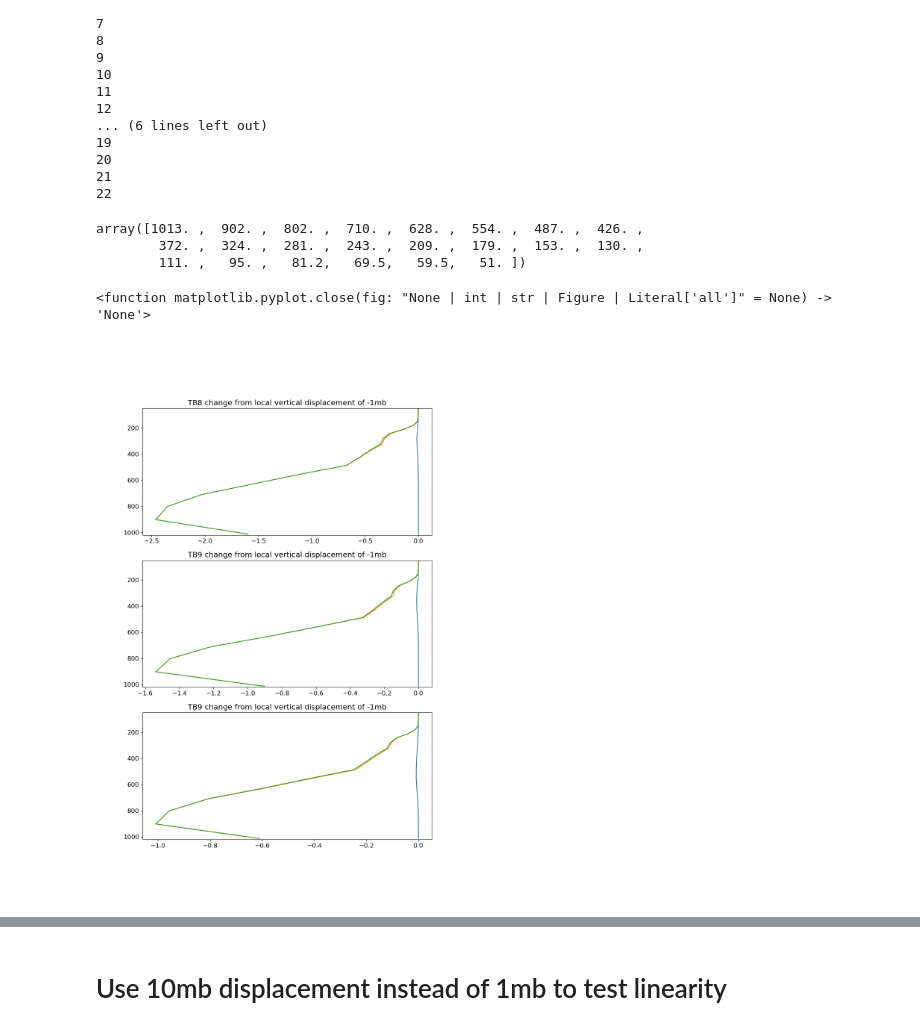
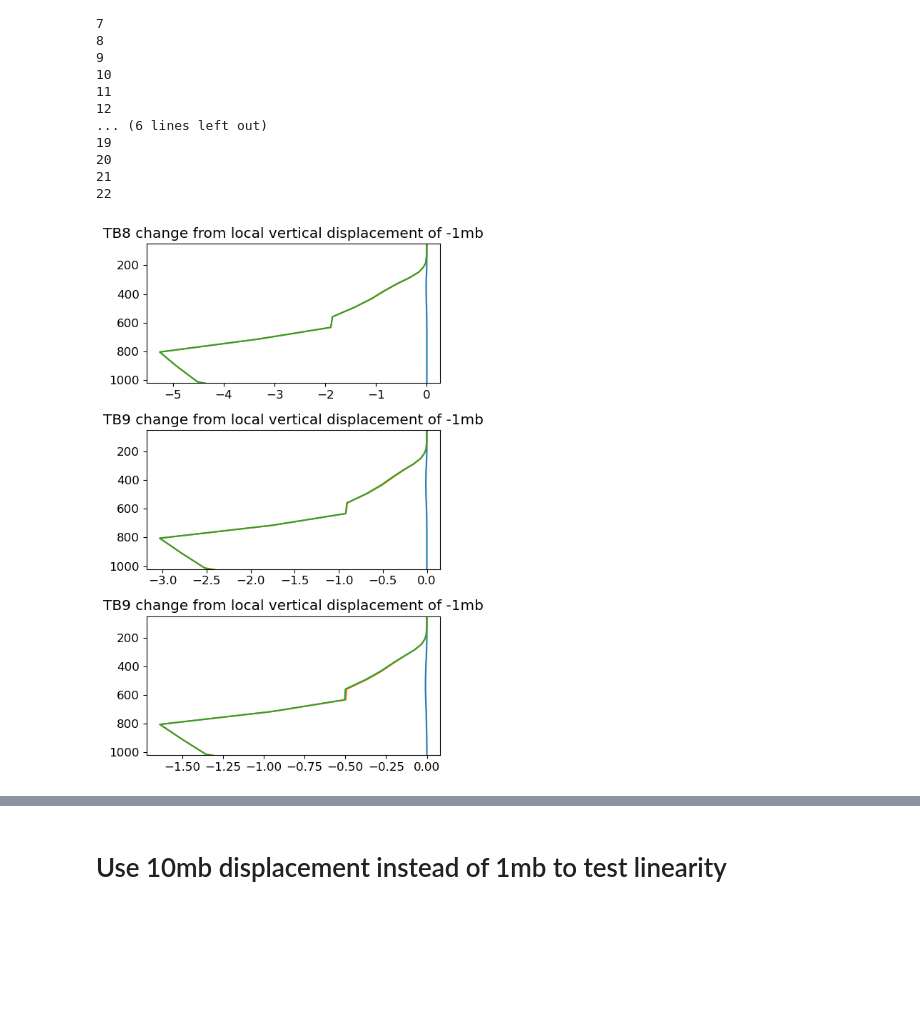
Before and after one commit to ATMOcanes/arts-lectures, a Jupyter notebook: exercises/06-olr/BEMolr.ipynb, the cells around one changed output, grey strips where cells are left out. Drawn from its saved outputs; the diff is of its cells as text; code cells hidden in the pictures; blank space fills up the shorter version.

```diff
--- a/exercises/06-olr/BEMolr.ipynb
+++ b/exercises/06-olr/BEMolr.ipynb
@@ -121,14 +121,10 @@ def TB_from_olr(f,olr):
 
     return TB_interp
 # %%
-# Expressing WV channel fluxes AS TB, compare to MY_rtcalc results for midlat summer
+# Expressing WV channel fluxes as TB
 
-# Copy wavelengths from MYrtcalc notebook where I worked it all out
-#f8, BT8_6_2, od = run_arts(species, zenith_angle, height, fmin=3e8/ 6.6e-6, fmax=3e8/ 5.75e-6)
-#f9, BT9_6_9, od = run_arts(species, zenith_angle, height, fmin=3e8/ 7.2e-6, fmax=3e8/ 6.7e-6)
-#f10,BT10_7_3,od = run_arts(species, zenith_angle, height, fmin=3e8/ 7.4e-6, fmax=3e8/ 7.2e-6)
-
-atmfield = xml.load("input/midlatitude-summer.xml")
+#atmfield = xml.load("input/midlatitude-summer.xml")
+atmfield = xml.load("input/tropical.xml")
 
 f8, olr8 = calc_olr_from_atmfield(atmfield, fmin=3e8/ 6.6e-6, fmax=3e8/ 5.75e-6) # ch8, 5.75-6.6 microns
 f9, olr9 = calc_olr_from_atmfield(atmfield, fmin=3e8/ 7.2e-6, fmax=3e8/ 6.70e-6) # ch9,
@@ -196,19 +196,19 @@ DT10s_bo = []
 
 for ilev in np.arange(1,23):
     print(ilev)
-    atmfield = xml.load("input/midlatitude-summer.xml")  # RESET TO ORIGINAL PROFILE
+    atmfield = xml.load("input/tropical.xml")  # RESET TO ORIGINAL PROFILE
     q = atmfield.get("abs_species-H2O")
     T = atmfield.get("T")
     p = atmfield.grids[1][:].reshape(T.shape)
 
-    dq =  dqdp[ilev] * 100. # a 1mb vertial displacement locally in this layer
+    dq =  dqdp[ilev] * 100. # a 1mb vertical displacement locally in this layer
     dth= dthdp[ilev] * 100.
     dT = dth * T[0,ilev,0,0]/th[0,ilev,0,0]  # convert to T units
 
 # T pert alone first; can add to T since it will be overwritten next time thru loop
     T[0,ilev,0,0] += dT
+
     atmfield.set("T", T)
-
     f8, olr8 = calc_olr_from_atmfield(atmfield, fmin=3e8/ 6.6e-6, fmax=3e8/ 5.75e-6) # ch8, 5.75-6.6 microns
     f9, olr9 = calc_olr_from_atmfield(atmfield, fmin=3e8/ 7.2e-6, fmax=3e8/ 6.70e-6) # ch9,
     f10,olr10= calc_olr_from_atmfield(atmfield, fmin=3e8/ 7.4e-6, fmax=3e8/ 7.20e-6) # ch10,
@@ -223,7 +223,6 @@ for ilev in np.arange(1,23):
 
 # Next, Both T and q perts
     q[0,ilev,0,0] += dq
-    atmfield.set("abs_species-H2O", q)
 
     atmfield.set("abs_species-H2O", q+dq)
     f8, olr8 = calc_olr_from_atmfield(atmfield, fmin=3e8/ 6.6e-6, fmax=3e8/ 5.75e-6) # ch8, 5.75-6.6 microns
@@ -271,39 +270,33 @@ for ilev in np.arange(1,23):
 20
 21
 22
-# %%
-paxis = p[0,1:23,0,0]/100
-paxis
-# %% [output]
-array([1013. ,  902. ,  802. ,  710. ,  628. ,  554. ,  487. ,  426. ,
-        372. ,  324. ,  281. ,  243. ,  209. ,  179. ,  153. ,  130. ,
-        111. ,   95. ,   81.2,   69.5,   59.5,   51. ])
 # %%
-plt.figure(figsize=(10,15))
+plt.figure(figsize=(5,8))
+
+paxis = p[0,0:22,0,0]/100.
 
 plt.subplot(311)
 plt.plot(DT8s_th, paxis)
 plt.plot(DT8s_q, paxis)
 plt.plot(DT8s_bo, paxis)
 plt.ylim([1020,50]);
 plt.title('TB8 change from local vertical displacement of -1mb')
 
 plt.subplot(312)
 plt.plot(DT9s_th, paxis)
 plt.plot(DT9s_q, paxis)
 plt.plot(DT9s_bo, paxis)
 plt.ylim([1020,50]);
 plt.title('TB9 change from local vertical displacement of -1mb')
 
 plt.subplot(313)
 plt.plot(DT10s_th, paxis)
 plt.plot(DT10s_q, paxis)
 plt.plot(DT10s_bo, paxis)
 plt.ylim([1020,50]);
 plt.title('TB9 change from local vertical displacement of -1mb')
 
-plt.close
+plt.tight_layout()
 # %% [output]
-<function matplotlib.pyplot.close(fig: "None | int | str | Figure | Literal['all']" = None) -> 'None'>
-[figure, old version]
+[figure, new version]
 # %%
```
Also changed, not shown: parts of 25 cells of this notebook.
